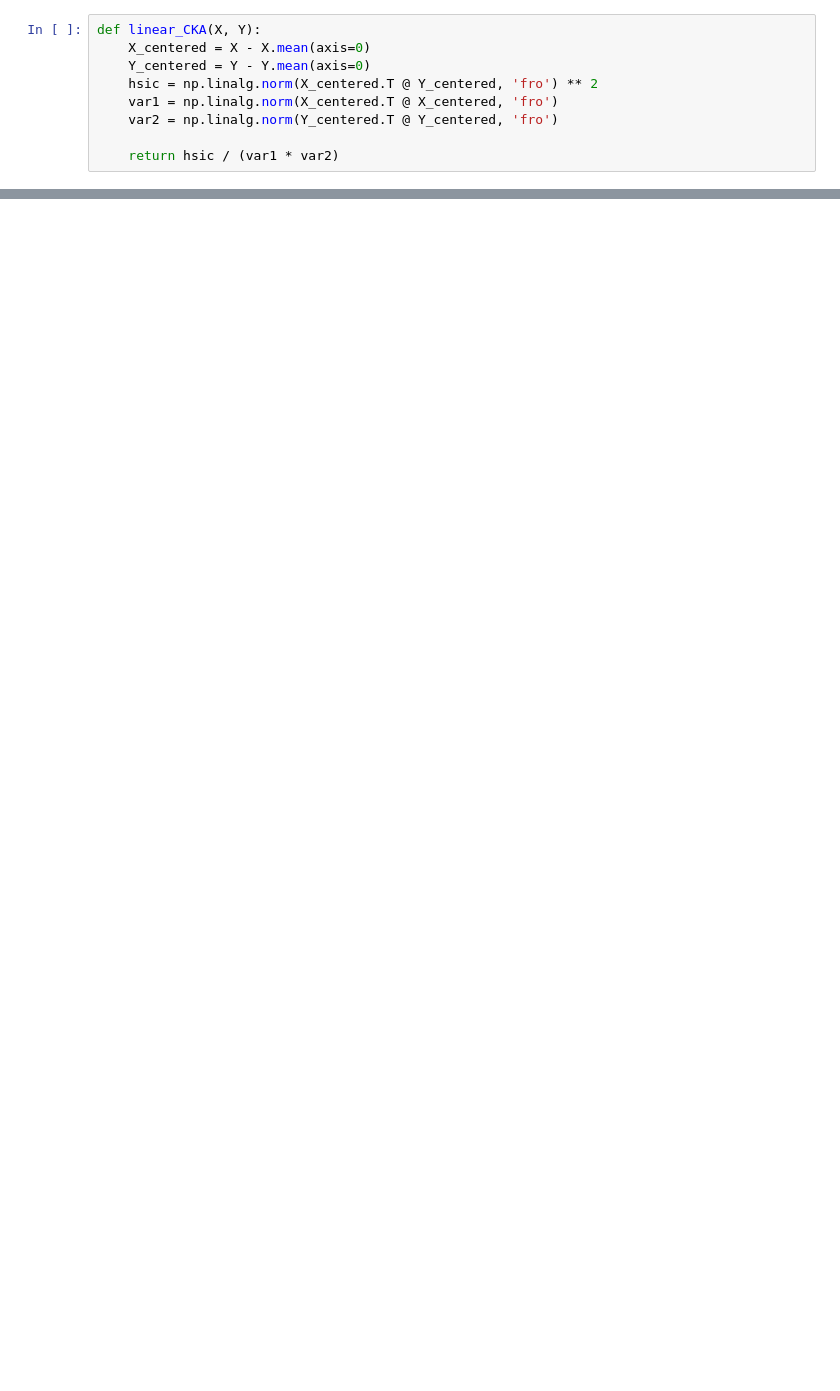
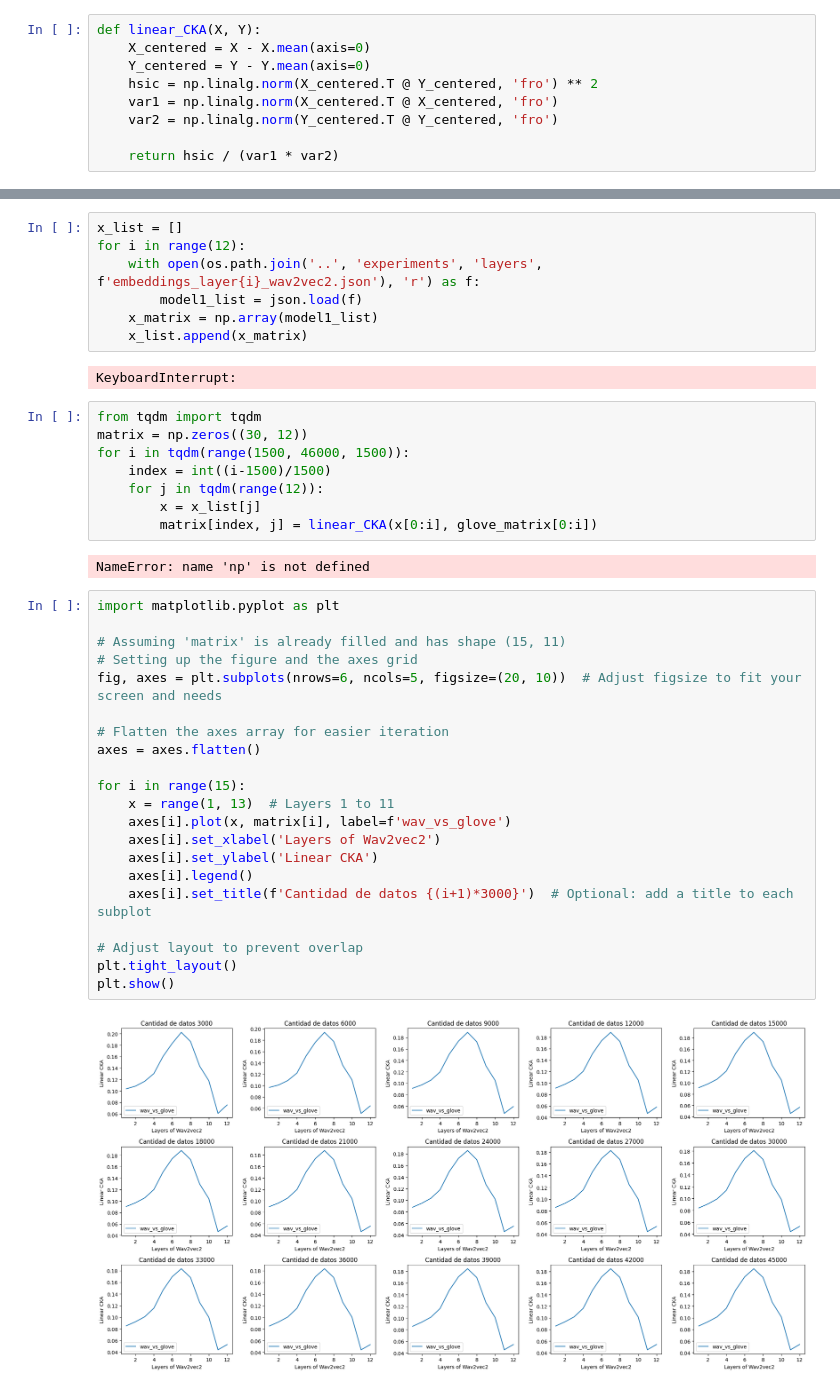
Before and after one commit to ceciliabolanos/layer-analysis, a Jupyter notebook: ankita_replicado.ipynb, the cells around one changed output, grey strips where cells are left out. Drawn from its saved outputs; the diff is of its cells as text; blank space fills up the shorter version.

```diff
--- a/ankita_replicado.ipynb
+++ b/ankita_replicado.ipynb
@@ -123,0 +45,42 @@ plt.show()
+# %%
+x_list = []
+for i in range(12):
+    with open(os.path.join('..', 'experiments', 'layers', f'embeddings_layer{i}_wav2vec2.json'), 'r') as f:
+        model1_list = json.load(f)
+    x_matrix = np.array(model1_list)
+    x_list.append(x_matrix)
+# %% [output]
+KeyboardInterrupt:
+# %%
+from tqdm import tqdm
+matrix = np.zeros((30, 12))
+for i in tqdm(range(1500, 46000, 1500)):
+    index = int((i-1500)/1500)
+    for j in tqdm(range(12)):
+        x = x_list[j]
+        matrix[index, j] = linear_CKA(x[0:i], glove_matrix[0:i])
+# %% [output]
+NameError: name 'np' is not defined
+# %%
+import matplotlib.pyplot as plt
+
+# Assuming 'matrix' is already filled and has shape (15, 11)
+# Setting up the figure and the axes grid
+fig, axes = plt.subplots(nrows=6, ncols=5, figsize=(20, 10))  # Adjust figsize to fit your screen and needs
+
+# Flatten the axes array for easier iteration
+axes = axes.flatten()
+
+for i in range(15):
+    x = range(1, 13)  # Layers 1 to 11
+    axes[i].plot(x, matrix[i], label=f'wav_vs_glove')
+    axes[i].set_xlabel('Layers of Wav2vec2')
+    axes[i].set_ylabel('Linear CKA')
+    axes[i].legend()
+    axes[i].set_title(f'Cantidad de datos {(i+1)*3000}')  # Optional: add a title to each subplot
+
+# Adjust layout to prevent overlap
+plt.tight_layout()
+plt.show()
+# %% [output]
+[figure, added]
```
Also changed, not shown: parts of 12 cells of this notebook, 18 other files.
